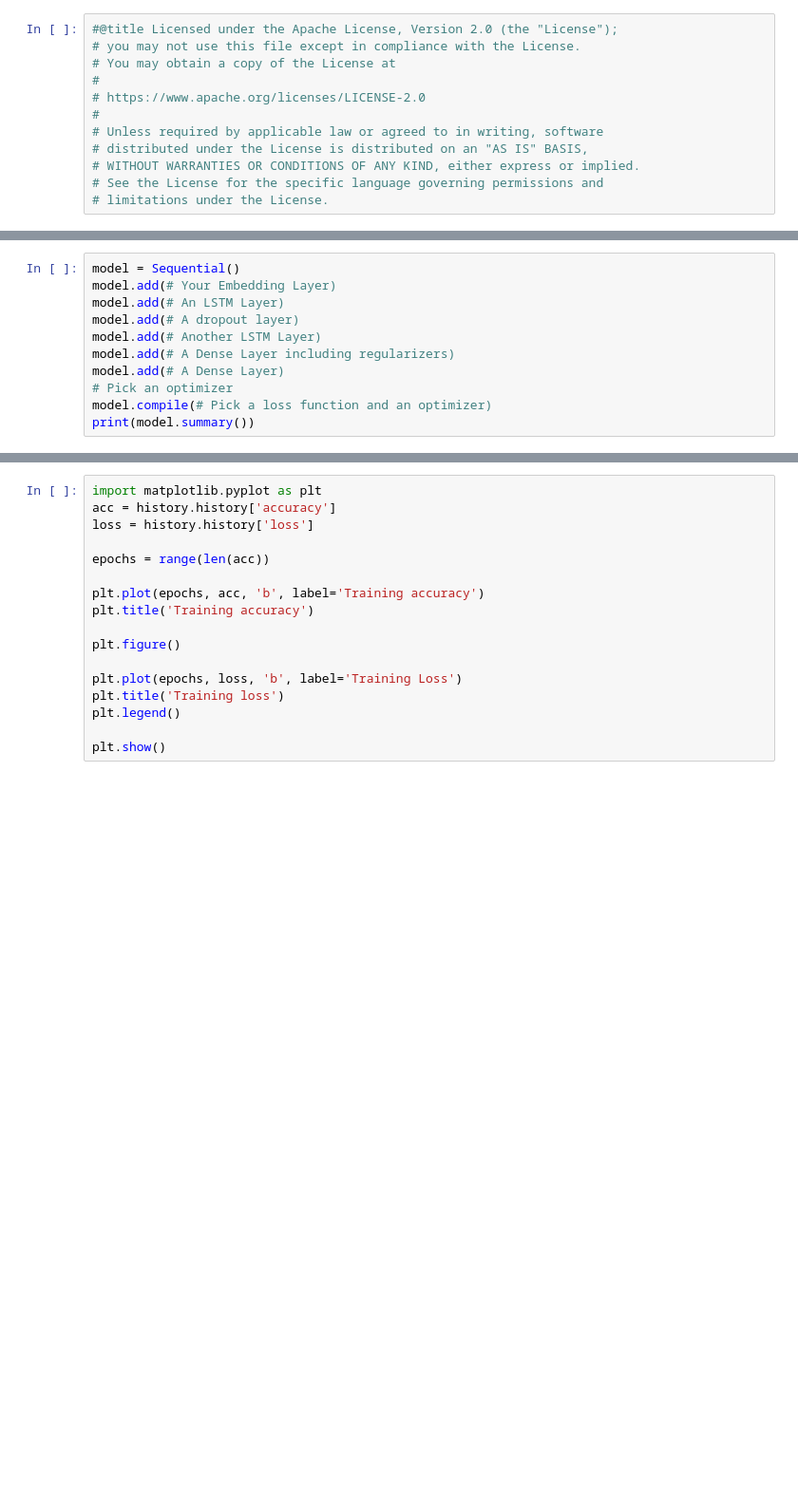
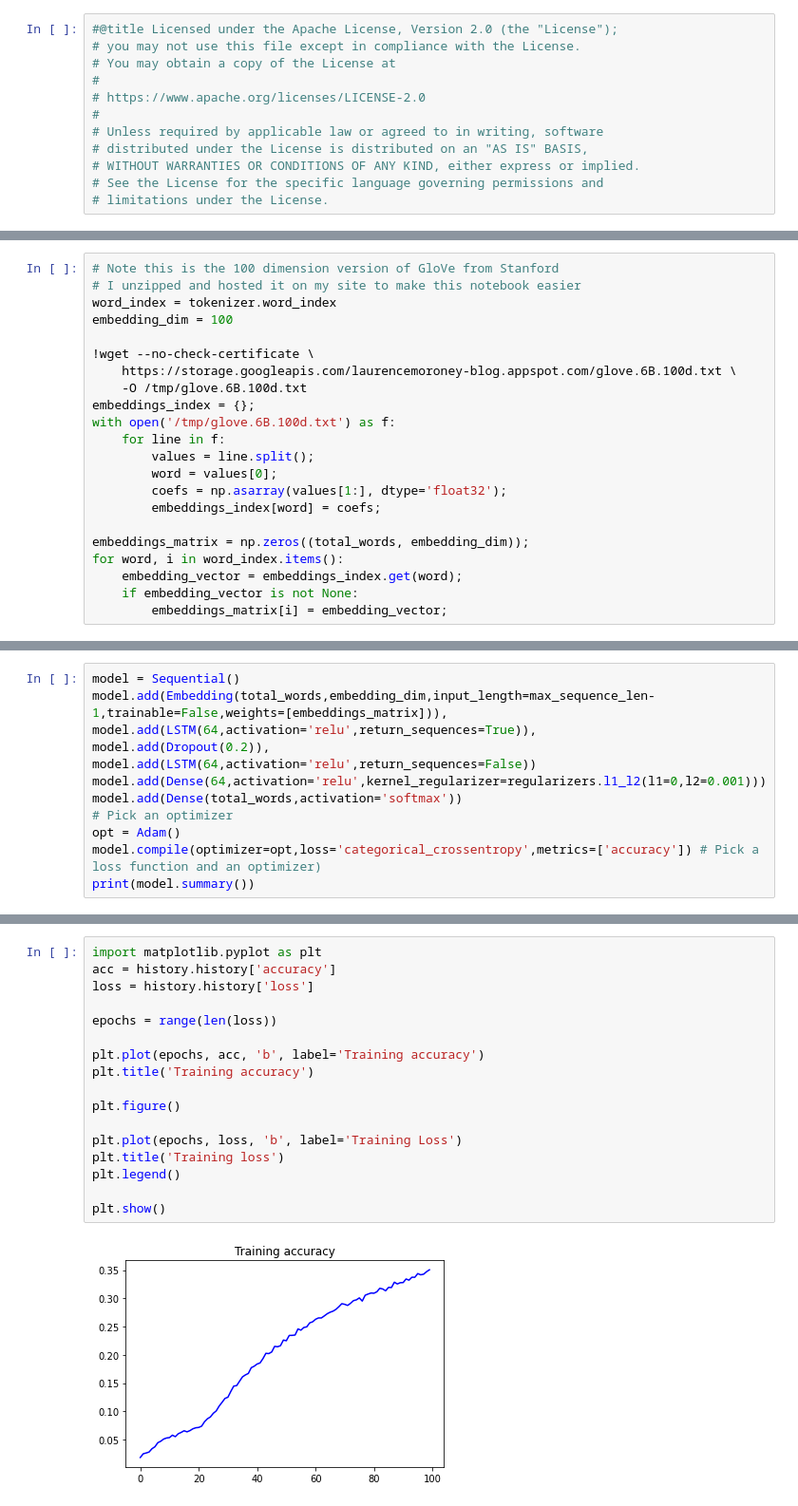
Before and after one commit to vijaynadimpalli/dlaicourse, a Jupyter notebook: TensorFlow In Practice/Course 3 - NLP/NLP_Week4_Exercise_Shakespeare_Question.ipynb, the cells around one changed output, grey strips where cells are left out. Shown at 95% size. Saved outputs shown, nothing was run; the diff lists cells and outputs as text; blank space fills up the shorter version.

```diff
--- a/TensorFlow In Practice/Course 3 - NLP/NLP_Week4_Exercise_Shakespeare_Question.ipynb
+++ b/TensorFlow In Practice/Course 3 - NLP/NLP_Week4_Exercise_Shakespeare_Question.ipynb
@@ -55,0 +96,22 @@ label = ku.to_categorical(label, num_classes=total_words)
+# %%
+# Note this is the 100 dimension version of GloVe from Stanford
+# I unzipped and hosted it on my site to make this notebook easier
+word_index = tokenizer.word_index
+embedding_dim = 100
+
+!wget --no-check-certificate \
+    https://storage.googleapis.com/laurencemoroney-blog.appspot.com/glove.6B.100d.txt \
+    -O /tmp/glove.6B.100d.txt
+embeddings_index = {};
+with open('/tmp/glove.6B.100d.txt') as f:
+    for line in f:
+        values = line.split();
+        word = values[0];
+        coefs = np.asarray(values[1:], dtype='float32');
+        embeddings_index[word] = coefs;
+
+embeddings_matrix = np.zeros((total_words, embedding_dim));
+for word, i in word_index.items():
+    embedding_vector = embeddings_index.get(word);
+    if embedding_vector is not None:
+        embeddings_matrix[i] = embedding_vector;
@@ -56,11 +129,12 @@ label = ku.to_categorical(label, num_classes=total_words)
 # %%
 model = Sequential()
-model.add(# Your Embedding Layer)
-model.add(# An LSTM Layer)
-model.add(# A dropout layer)
-model.add(# Another LSTM Layer)
-model.add(# A Dense Layer including regularizers)
-model.add(# A Dense Layer)
+model.add(Embedding(total_words,embedding_dim,input_length=max_sequence_len-1,trainable=False,weights=[embeddings_matrix])),
+model.add(LSTM(64,activation='relu',return_sequences=True)),
+model.add(Dropout(0.2)),
+model.add(LSTM(64,activation='relu',return_sequences=False))
+model.add(Dense(64,activation='relu',kernel_regularizer=regularizers.l1_l2(l1=0,l2=0.001)))
+model.add(Dense(total_words,activation='softmax'))
 # Pick an optimizer
-model.compile(# Pick a loss function and an optimizer)
+opt = Adam()
+model.compile(optimizer=opt,loss='categorical_crossentropy',metrics=['accuracy']) # Pick a loss function and an optimizer)
 print(model.summary())
@@ -69,17 +179,19 @@ print(model.summary())
 # %%
 import matplotlib.pyplot as plt
 acc = history.history['accuracy']
 loss = history.history['loss']
 
-epochs = range(len(acc))
+epochs = range(len(loss))
 
 plt.plot(epochs, acc, 'b', label='Training accuracy')
 plt.title('Training accuracy')
 
 plt.figure()
 
 plt.plot(epochs, loss, 'b', label='Training Loss')
 plt.title('Training loss')
 plt.legend()
 
 plt.show()
+# %% [output]
+[figure, added]
```
Also changed, not shown: parts of 9 cells of this notebook.
